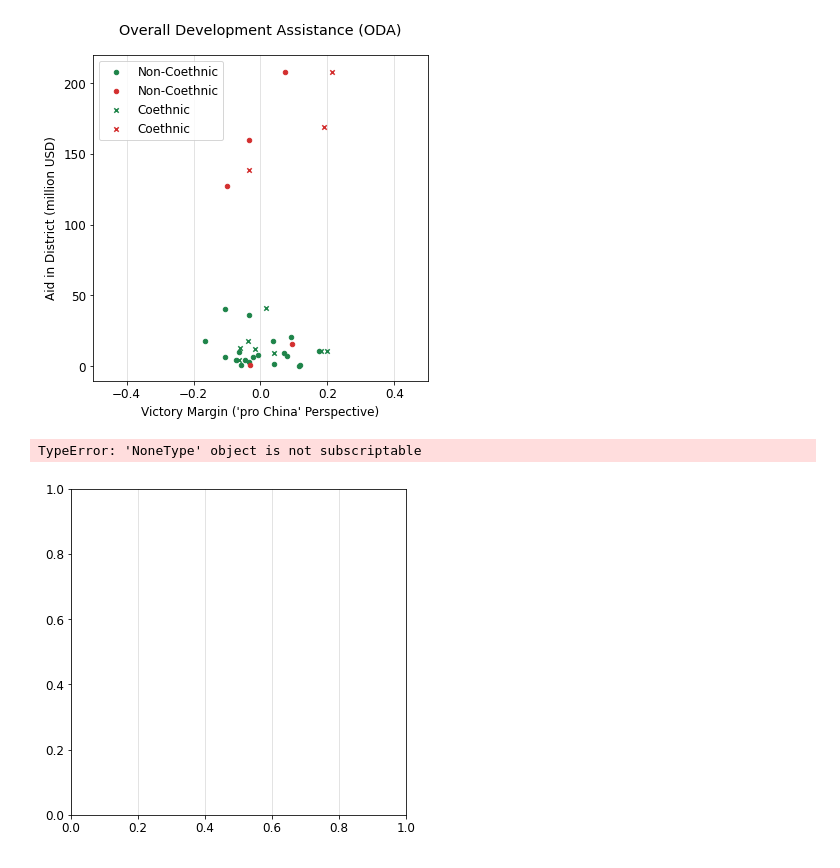
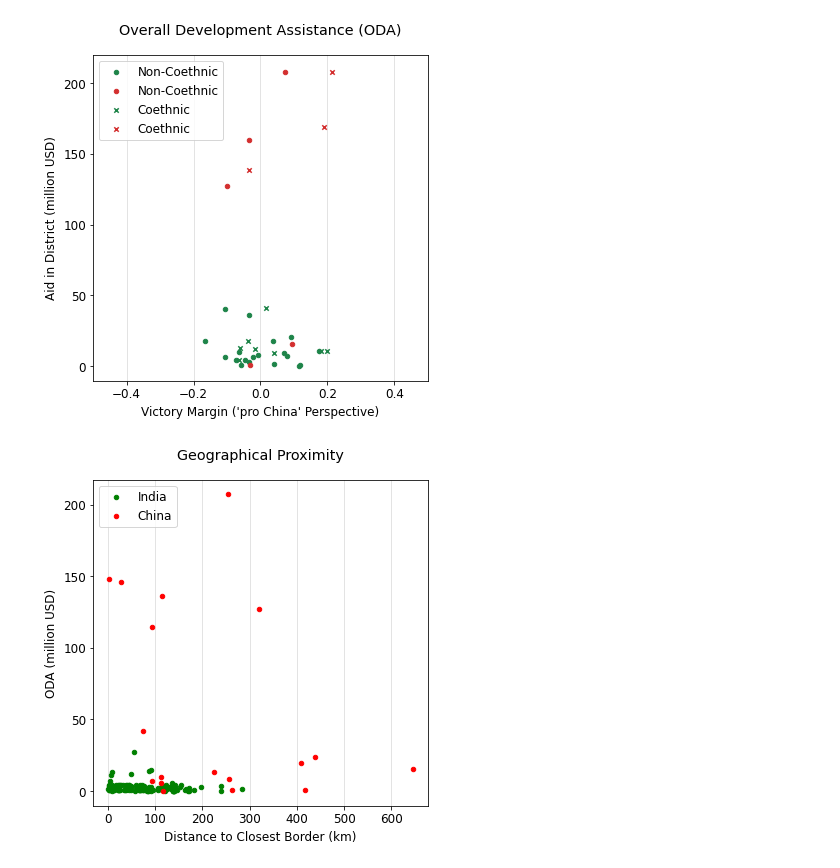
Before and after one commit to bidu19/nepal_aid_projects, a Jupyter notebook: aid_projects.ipynb, the cells around one changed output. Saved outputs shown, nothing was run; the diff lists cells and outputs as text; code cells hidden in the pictures.

```diff
--- a/aid_projects.ipynb
+++ b/aid_projects.ipynb
@@ -347,32 +345,32 @@ scatter_plot_multi(
 # Aid vs. Distance
 
 def get_axis(df):
     distance = get_location_mean(df, c_distance).dropna()
     amount = get_location_sum(df, c_amount)
     joined = distance.join(amount).dropna()
     x = joined[c_distance].to_numpy()
     y = joined[c_amount].to_numpy() / 1e6
     return x, y
 
 
 x_china, y_china = get_axis(aid[aid[c_country] == v_china])
 x_china, y_china = filter_out_below(x_china, y_china, 0.1)
 x_india, y_india = get_axis(aid[aid[c_country] == v_india])
 x_india, y_india = filter_out_below(x_india, y_india, 0.1)
 
 scatter_plot_multi(
     [x_india, x_china],
     [y_india, y_china],
     file_name='distance_combined',
     colors=['green', 'red'],
     title='Geographical Proximity',
     x_label='Distance to Closest Border (km)',
     y_label="ODA (million USD)",
     labels=['India', 'China'],
+    markers=['o', 'o'],
     labels_loc=2
 )
 
 # evt. india und china separat
 # %% [output]
-TypeError: 'NoneType' object is not subscriptable
-[figure, old version]
+[figure, new version]
```
Also changed, not shown: parts of 1 cell of this notebook.
